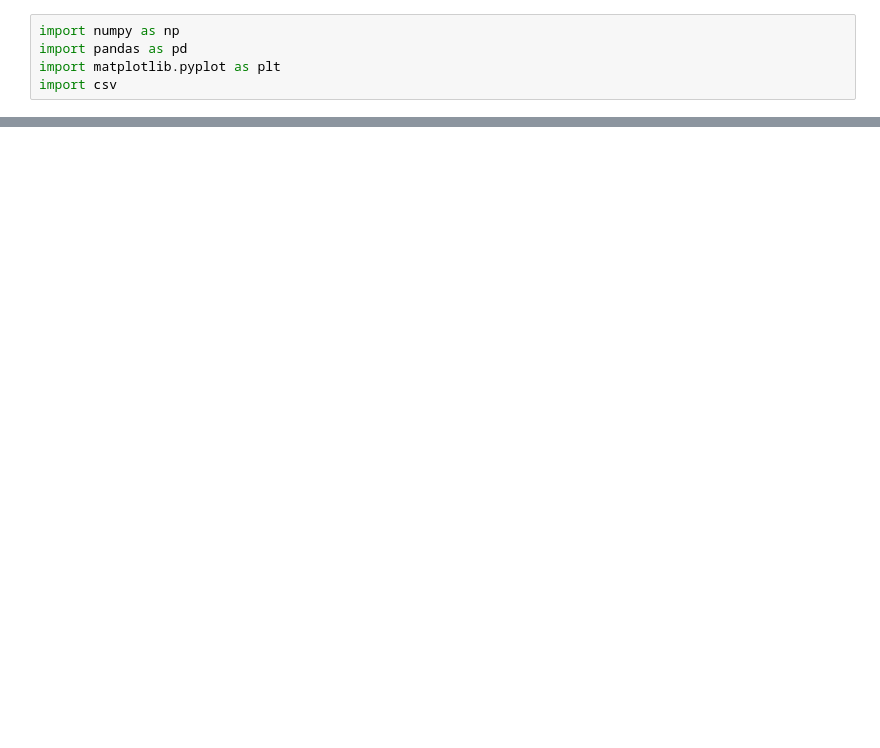
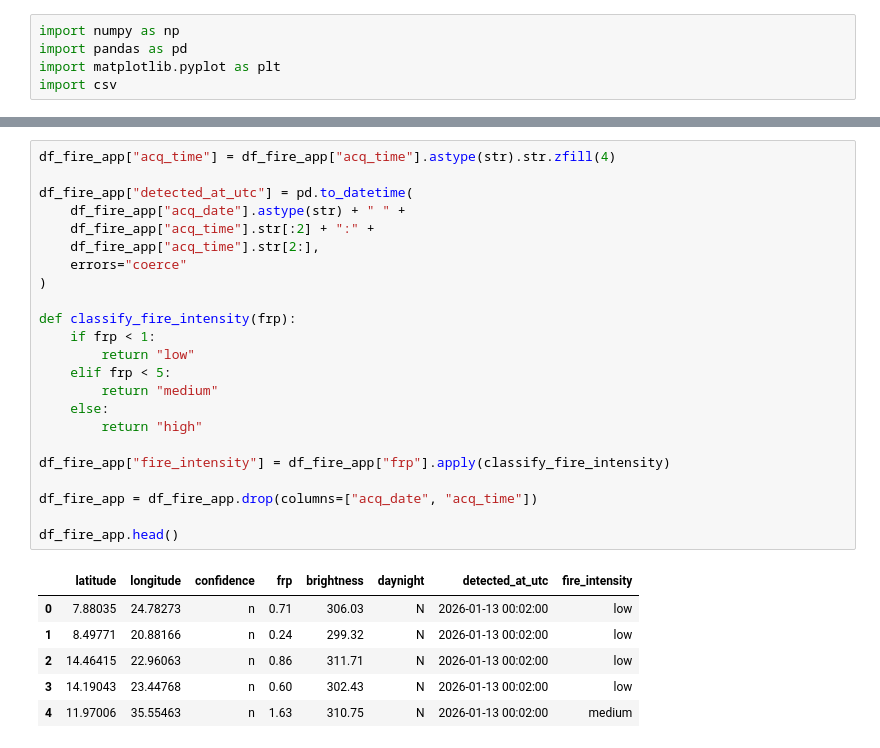
Before and after one commit to EsmeNtb/Gaia-Phylax, a Jupyter notebook: backend/data/notebooks/01.data_preprocessing.ipynb, the cells around one changed output, grey strips where cells are left out. Cells and saved outputs as stored; diff of their text form; blank space fills up the shorter version.

```diff
--- a/backend/data/notebooks/01.data_preprocessing.ipynb
+++ b/backend/data/notebooks/01.data_preprocessing.ipynb
@@ -42,0 +139,30 @@ FileNotFoundError: [Errno 2] No such file or directory: '../raw/fire_nasa_data.c
+# %%
+df_fire_app["acq_time"] = df_fire_app["acq_time"].astype(str).str.zfill(4)
+
+df_fire_app["detected_at_utc"] = pd.to_datetime(
+    df_fire_app["acq_date"].astype(str) + " " +
+    df_fire_app["acq_time"].str[:2] + ":" +
+    df_fire_app["acq_time"].str[2:],
+    errors="coerce"
+)
+
+def classify_fire_intensity(frp):
+    if frp < 1:
+        return "low"
+    elif frp < 5:
+        return "medium"
+    else:
+        return "high"
+
+df_fire_app["fire_intensity"] = df_fire_app["frp"].apply(classify_fire_intensity)
+
+df_fire_app = df_fire_app.drop(columns=["acq_date", "acq_time"])
+
+df_fire_app.head()
+# %% [output]
+|  | latitude | longitude | confidence | frp | brightness | daynight | detected_at_utc | fire_intensity |
+| 0 | 7.88035 | 24.78273 | n | 0.71 | 306.03 | N | 2026-01-13 00:02:00 | low |
+| 1 | 8.49771 | 20.88166 | n | 0.24 | 299.32 | N | 2026-01-13 00:02:00 | low |
+| 2 | 14.46415 | 22.96063 | n | 0.86 | 311.71 | N | 2026-01-13 00:02:00 | low |
+| 3 | 14.19043 | 23.44768 | n | 0.60 | 302.43 | N | 2026-01-13 00:02:00 | low |
+| 4 | 11.97006 | 35.55463 | n | 1.63 | 310.75 | N | 2026-01-13 00:02:00 | medium |
```
Also changed, not shown: parts of 33 cells of this notebook.
